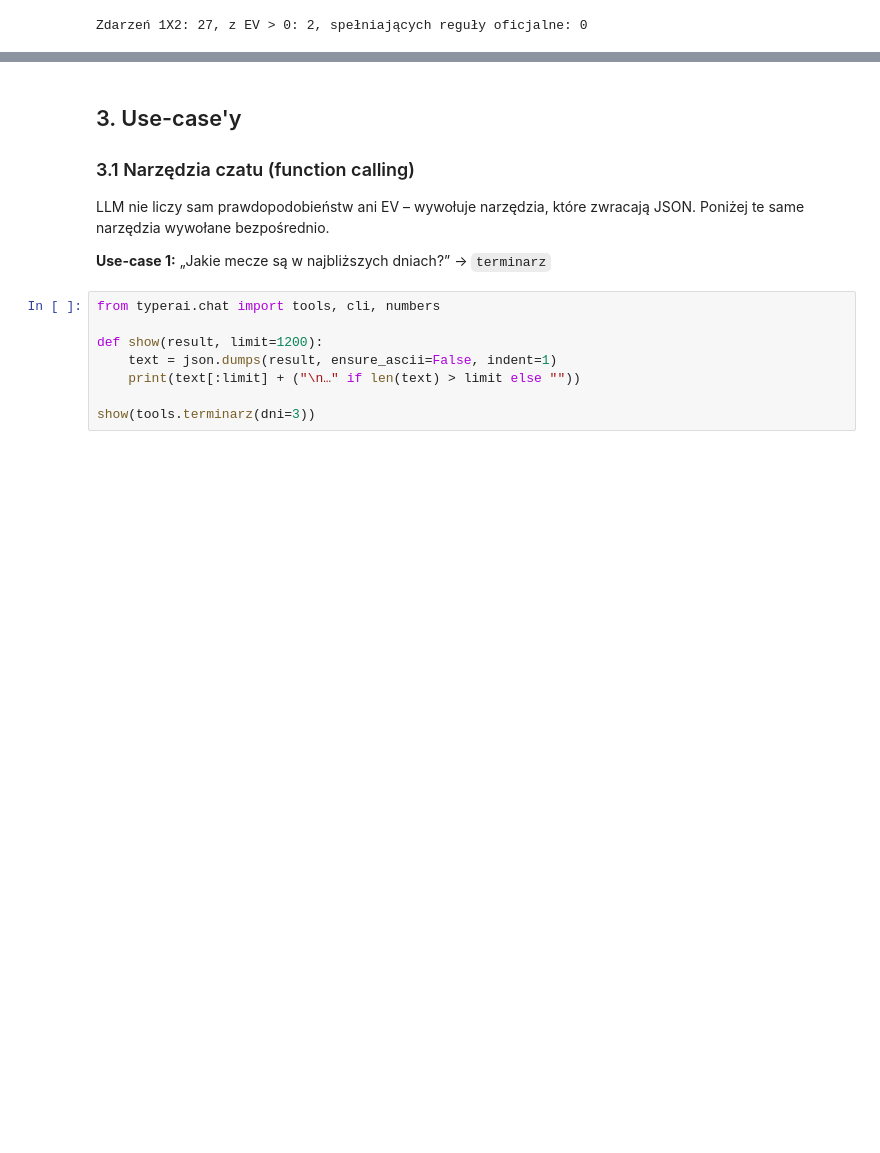
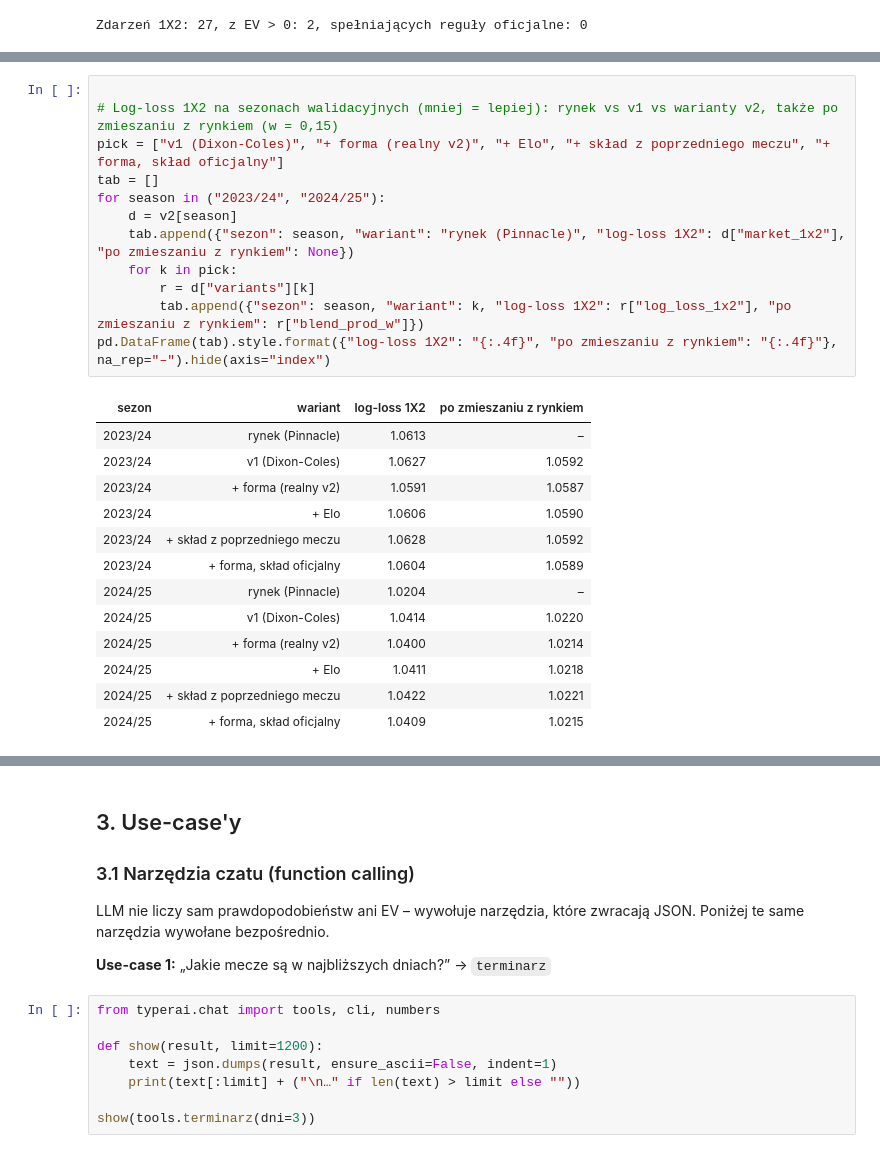
Before and after one commit to Tomek586/typer-ai, a Jupyter notebook: notebooks/postep_po_PoC.ipynb, the cells around one changed output, grey strips where cells are left out. Saved outputs shown, nothing was run; the diff lists cells and outputs as text; blank space fills up the shorter version.

```diff
--- a/notebooks/postep_po_PoC.ipynb
+++ b/notebooks/postep_po_PoC.ipynb
@@ -240,0 +299,26 @@ Zdarzeń 1X2: 27, z EV > 0: 2, spełniających reguły oficjalne: 0
+# %%
+
+# Log-loss 1X2 na sezonach walidacyjnych (mniej = lepiej): rynek vs v1 vs warianty v2, także po zmieszaniu z rynkiem (w = 0,15)
+pick = ["v1 (Dixon-Coles)", "+ forma (realny v2)", "+ Elo", "+ skład z poprzedniego meczu", "+ forma, skład oficjalny"]
+tab = []
+for season in ("2023/24", "2024/25"):
+    d = v2[season]
+    tab.append({"sezon": season, "wariant": "rynek (Pinnacle)", "log-loss 1X2": d["market_1x2"], "po zmieszaniu z rynkiem": None})
+    for k in pick:
+        r = d["variants"][k]
+        tab.append({"sezon": season, "wariant": k, "log-loss 1X2": r["log_loss_1x2"], "po zmieszaniu z rynkiem": r["blend_prod_w"]})
+pd.DataFrame(tab).style.format({"log-loss 1X2": "{:.4f}", "po zmieszaniu z rynkiem": "{:.4f}"}, na_rep="–").hide(axis="index")
+# %% [output]
+| sezon | wariant | log-loss 1X2 | po zmieszaniu z rynkiem |
+| 2023/24 | rynek (Pinnacle) | 1.0613 | – |
+| 2023/24 | v1 (Dixon-Coles) | 1.0627 | 1.0592 |
+| 2023/24 | + forma (realny v2) | 1.0591 | 1.0587 |
+| 2023/24 | + Elo | 1.0606 | 1.0590 |
+| 2023/24 | + skład z poprzedniego meczu | 1.0628 | 1.0592 |
+| 2023/24 | + forma, skład oficjalny | 1.0604 | 1.0589 |
+| 2024/25 | rynek (Pinnacle) | 1.0204 | – |
+| 2024/25 | v1 (Dixon-Coles) | 1.0414 | 1.0220 |
+| 2024/25 | + forma (realny v2) | 1.0400 | 1.0214 |
+| 2024/25 | + Elo | 1.0411 | 1.0218 |
+| 2024/25 | + skład z poprzedniego meczu | 1.0422 | 1.0221 |
+| 2024/25 | + forma, skład oficjalny | 1.0409 | 1.0215 |
```
Also changed, not shown: parts of 13 cells of this notebook.
